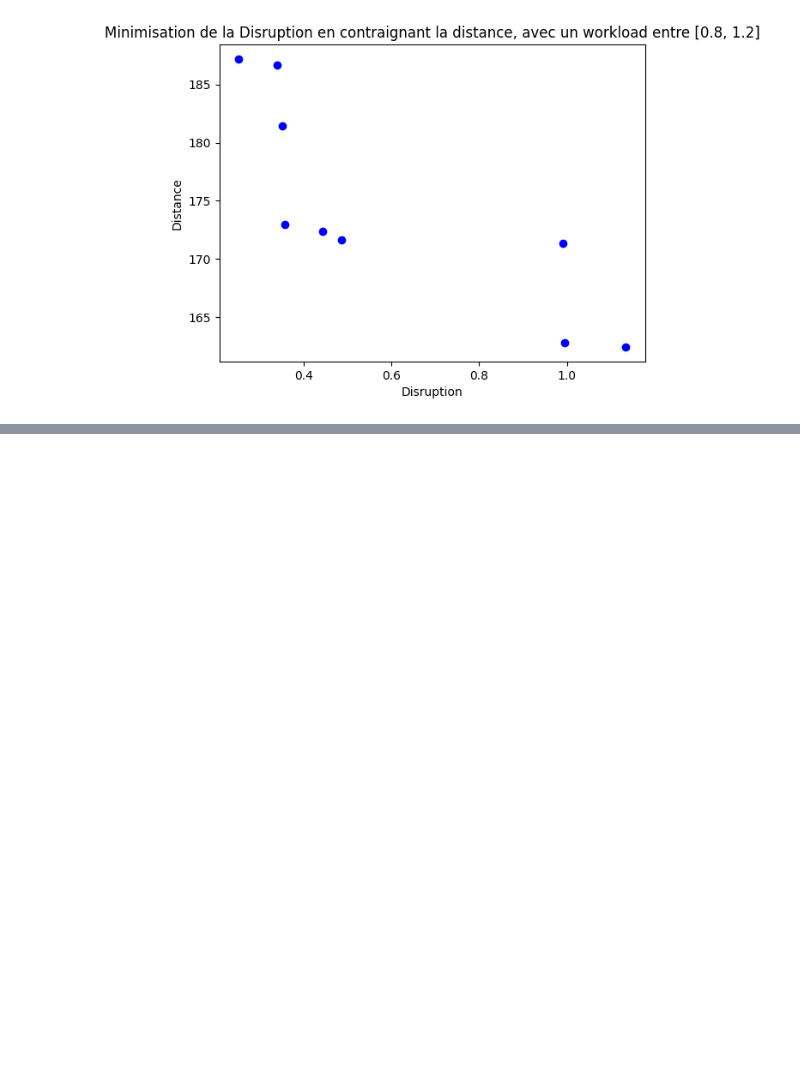
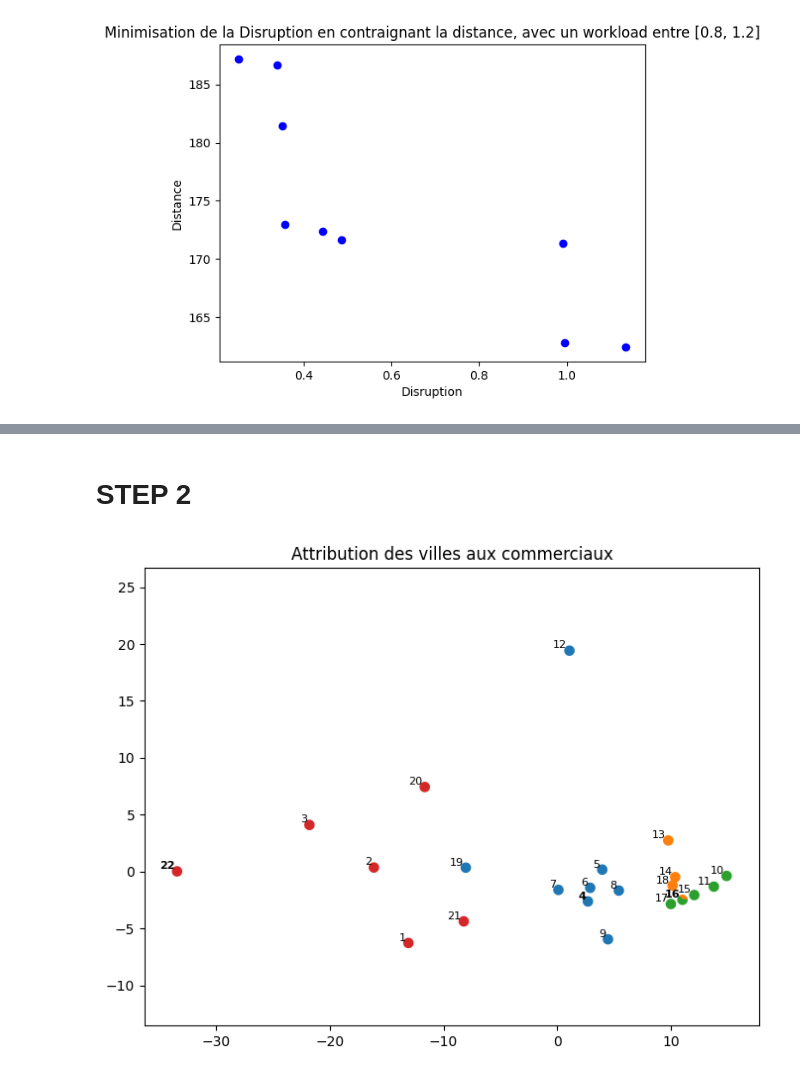
Before and after one commit to lina-by/SDP_Pfizer_project, a Jupyter notebook: plot_results.ipynb, the cells around one changed output, grey strips where cells are left out. Saved outputs shown, nothing was run; the diff lists cells and outputs as text; code cells hidden in the pictures; blank space fills up the shorter version.

Commit message:
partial zone attribution & pie chart plot functions

```diff
--- a/plot_results.ipynb
+++ b/plot_results.ipynb
@@ -30,8 +32,14 @@ Minimizing the disruption with constraints on the distance
 # %%
 interval = (0.8, 1.2)
 
-assignments, scores = epsilon_constraints(num_zones=num_zones, num_SRs=num_SRs, current_assignment=current_assignment,
-                                              distances=distances, index_values=index_values, objective_function=disruption, wl_interval=interval, epsilon_constraint=distance)
+assignments, scores = epsilon_constraints(num_zones=num_zones,
+                                          num_SRs=num_SRs,
+                                          current_assignment=current_assignment,
+                                          distances=distances,
+                                          index_values=index_values,
+                                          objective_function=disruption,
+                                          wl_interval=interval,
+                                          epsilon_constraint=distance)
 
 X = [el[0] for el in scores]
 y = [el[1] for el in scores]
@@ -168,0 +219,2 @@ for i in range(len(assignments)):
+# %% [markdown]
+# STEP 2
@@ -168,0 +225,16 @@ for i in range(len(assignments)):
+# %%
+model = create_model(num_zones=num_zones, num_SRs=num_SRs, current_assignment=current_assignment,
+                                              distances=distances, index_values=index_values, objective_function=distance,
+                                              wl_interval=interval,
+                                              epsilon=1, epsilon_constraint=disruption)
+model.params.outputflag = 0
+model.optimize()
+status = model.status
+center_bricks=[3, 13, 15, 21]
+if status == GRB.OPTIMAL:
+    rebuilded_sol = np.array([[model.getVarByName(f"pct_zone_SR[{i},{j}]").X for j in range(num_SRs)] for i in range(num_zones)])
+    assignment = get_solution_dict(model, num_zones, num_SRs, center_bricks)
+# %%
+plot_cities_attribution(assignment)
+# %% [output]
+[figure, added]
```
Also changed, not shown: parts of 7 cells of this notebook, 6 other files.
